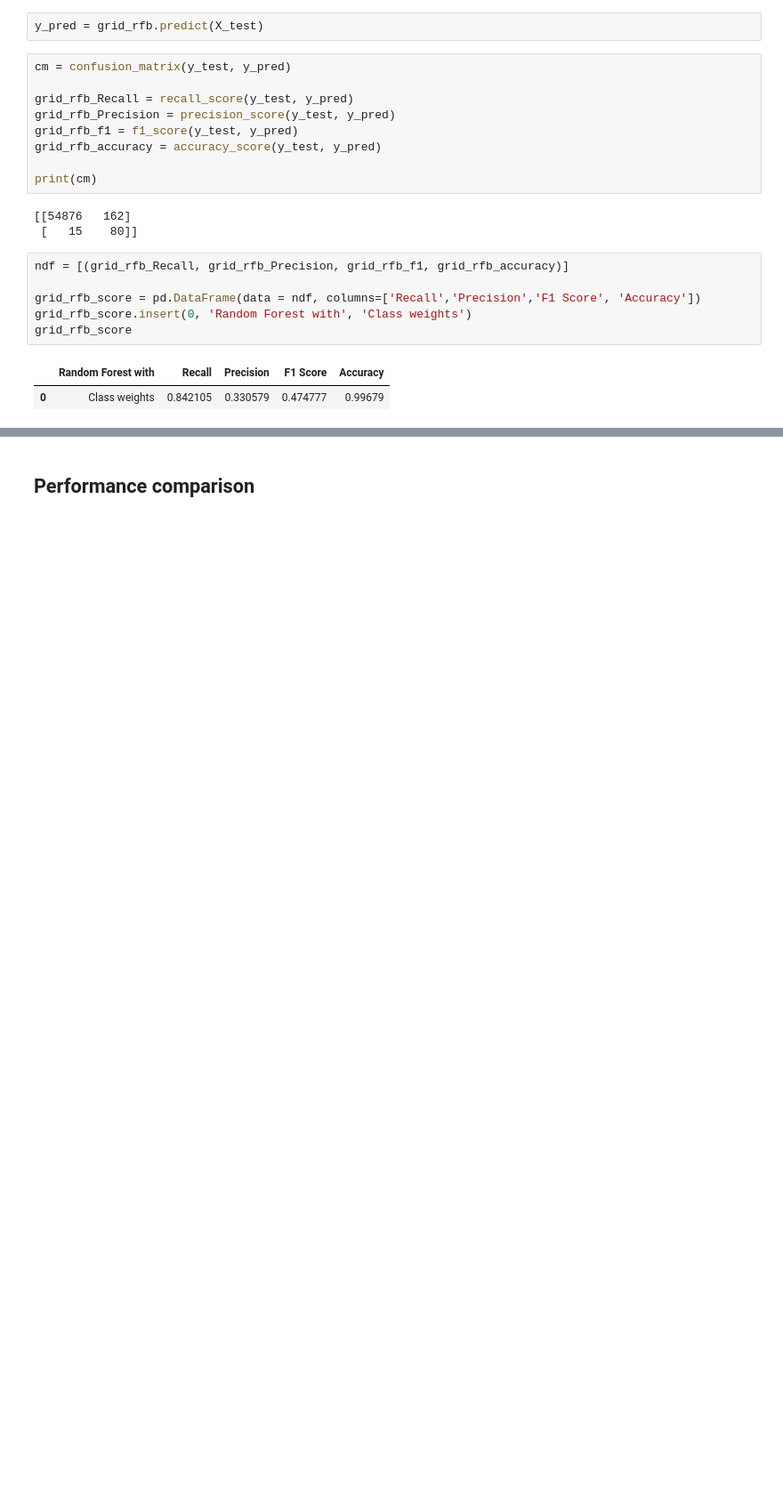
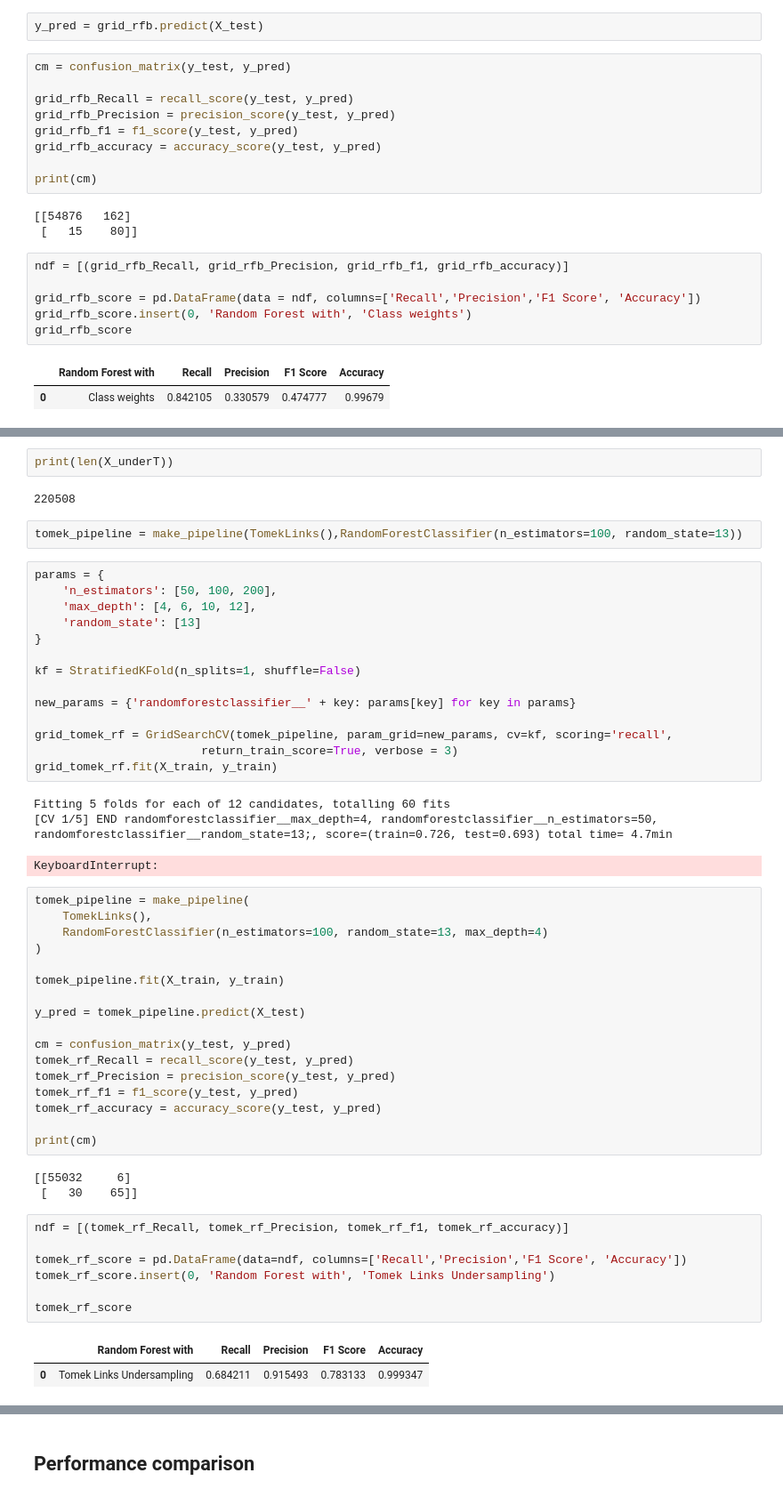
Before and after one commit to sathvik-ujwal/Credit-Card-Fraud-Detection, a Jupyter notebook: main.ipynb, the cells around one changed output, grey strips where cells are left out. Shown: that part at 89% size. Cells and saved outputs as stored; diff of their text form; blank space fills up the shorter version.

```diff
--- a/main.ipynb
+++ b/main.ipynb
@@ -430,0 +447,54 @@ grid_rfb_score
+# %%
+print(len(X_underT))
+# %% [output]
+220508
+# %%
+tomek_pipeline = make_pipeline(TomekLinks(),RandomForestClassifier(n_estimators=100, random_state=13))
+# %%
+params = {
+    'n_estimators': [50, 100, 200],
+    'max_depth': [4, 6, 10, 12],
+    'random_state': [13]
+}
+
+kf = StratifiedKFold(n_splits=1, shuffle=False)
+
+new_params = {'randomforestclassifier__' + key: params[key] for key in params}
+
+grid_tomek_rf = GridSearchCV(tomek_pipeline, param_grid=new_params, cv=kf, scoring='recall',
+                        return_train_score=True, verbose = 3)
+grid_tomek_rf.fit(X_train, y_train)
+# %% [output]
+Fitting 5 folds for each of 12 candidates, totalling 60 fits
+[CV 1/5] END randomforestclassifier__max_depth=4, randomforestclassifier__n_estimators=50, randomforestclassifier__random_state=13;, score=(train=0.726, test=0.693) total time= 4.7min
+KeyboardInterrupt:
+# %%
+tomek_pipeline = make_pipeline(
+    TomekLinks(),
+    RandomForestClassifier(n_estimators=100, random_state=13, max_depth=4)
+)
+
+tomek_pipeline.fit(X_train, y_train)
+
+y_pred = tomek_pipeline.predict(X_test)
+
+cm = confusion_matrix(y_test, y_pred)
+tomek_rf_Recall = recall_score(y_test, y_pred)
+tomek_rf_Precision = precision_score(y_test, y_pred)
+tomek_rf_f1 = f1_score(y_test, y_pred)
+tomek_rf_accuracy = accuracy_score(y_test, y_pred)
+
+print(cm)
+# %% [output]
+[[55032     6]
+ [   30    65]]
+# %%
+ndf = [(tomek_rf_Recall, tomek_rf_Precision, tomek_rf_f1, tomek_rf_accuracy)]
+
+tomek_rf_score = pd.DataFrame(data=ndf, columns=['Recall','Precision','F1 Score', 'Accuracy'])
+tomek_rf_score.insert(0, 'Random Forest with', 'Tomek Links Undersampling')
+
+tomek_rf_score
+# %% [output]
+|  | Random Forest with | Recall | Precision | F1 Score | Accuracy |
+| 0 | Tomek Links Undersampling | 0.684211 | 0.915493 | 0.783133 | 0.999347 |
```
Also changed, not shown: parts of 13 cells of this notebook.
